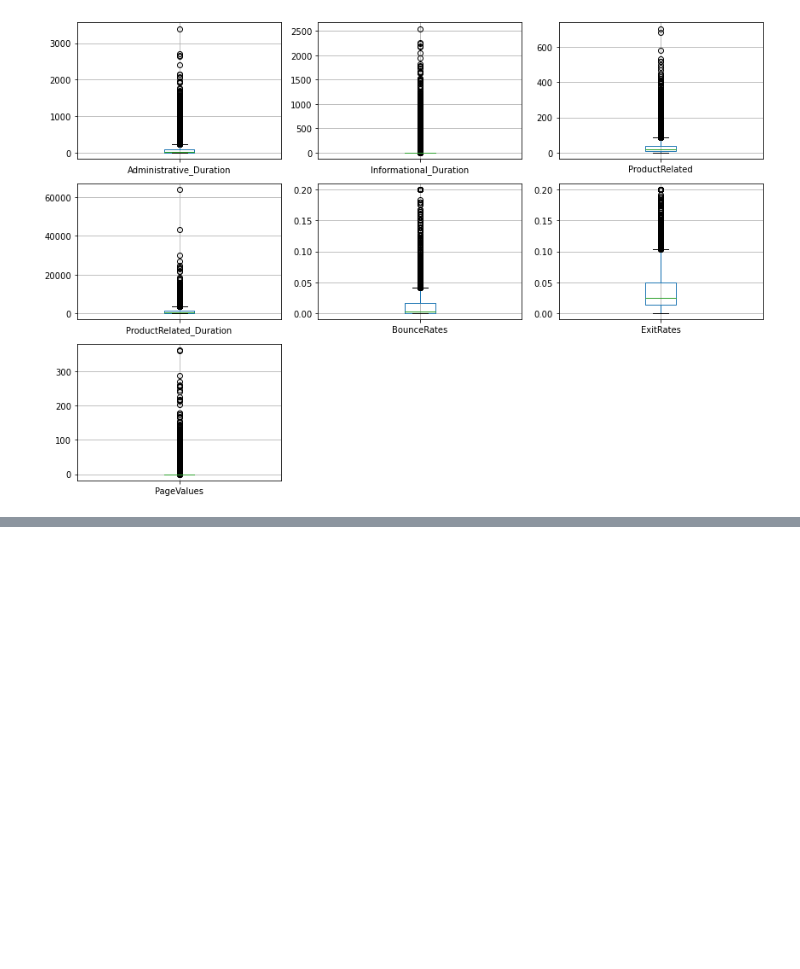
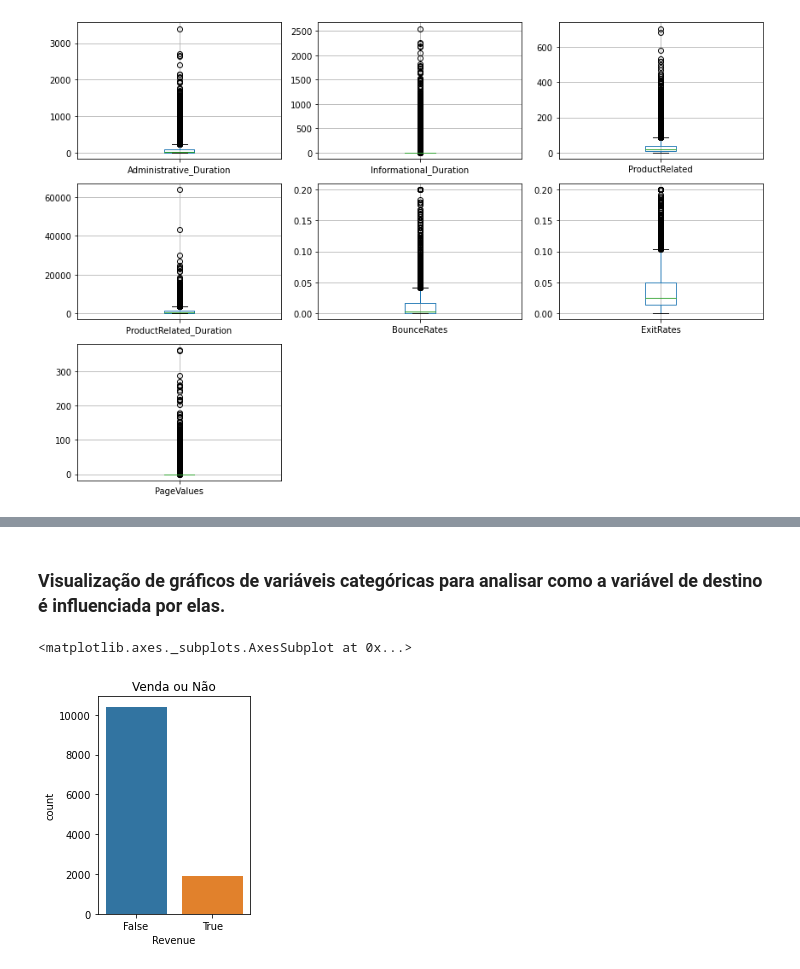
Before and after one commit to Gugah007/Projeto-ML-Classifica-o-Prevendo-a-intencao-de-compras-de-usuario-usando-SVM, a Jupyter notebook: Prevendo a Intencao de Compras de Usuario usando SVM.ipynb, the cells around one changed output, grey strips where cells are left out. Drawn from its saved outputs; the diff is of its cells as text; code cells hidden in the pictures; blank space fills up the shorter version.

```diff
--- a/Prevendo a Intencao de Compras de Usuario usando SVM.ipynb
+++ b/Prevendo a Intencao de Compras de Usuario usando SVM.ipynb
@@ -225,0 +226,10 @@ sns.heatmap(df[['Administrative_Duration',
+# %% [markdown]
+### Visualização de gráficos de variáveis categóricas para analisar como a variável de destino é influenciada por elas.
+# %%
+# Countplot Venda ou não
+plt.subplot(1,2,2)
+plt.title("Venda ou Não")
+sns.countplot(df['Revenue'])
+# %% [output]
+<matplotlib.axes._subplots.AxesSubplot at 0x...>
+[figure, added]
```
Also changed, not shown: parts of 10 cells of this notebook.
